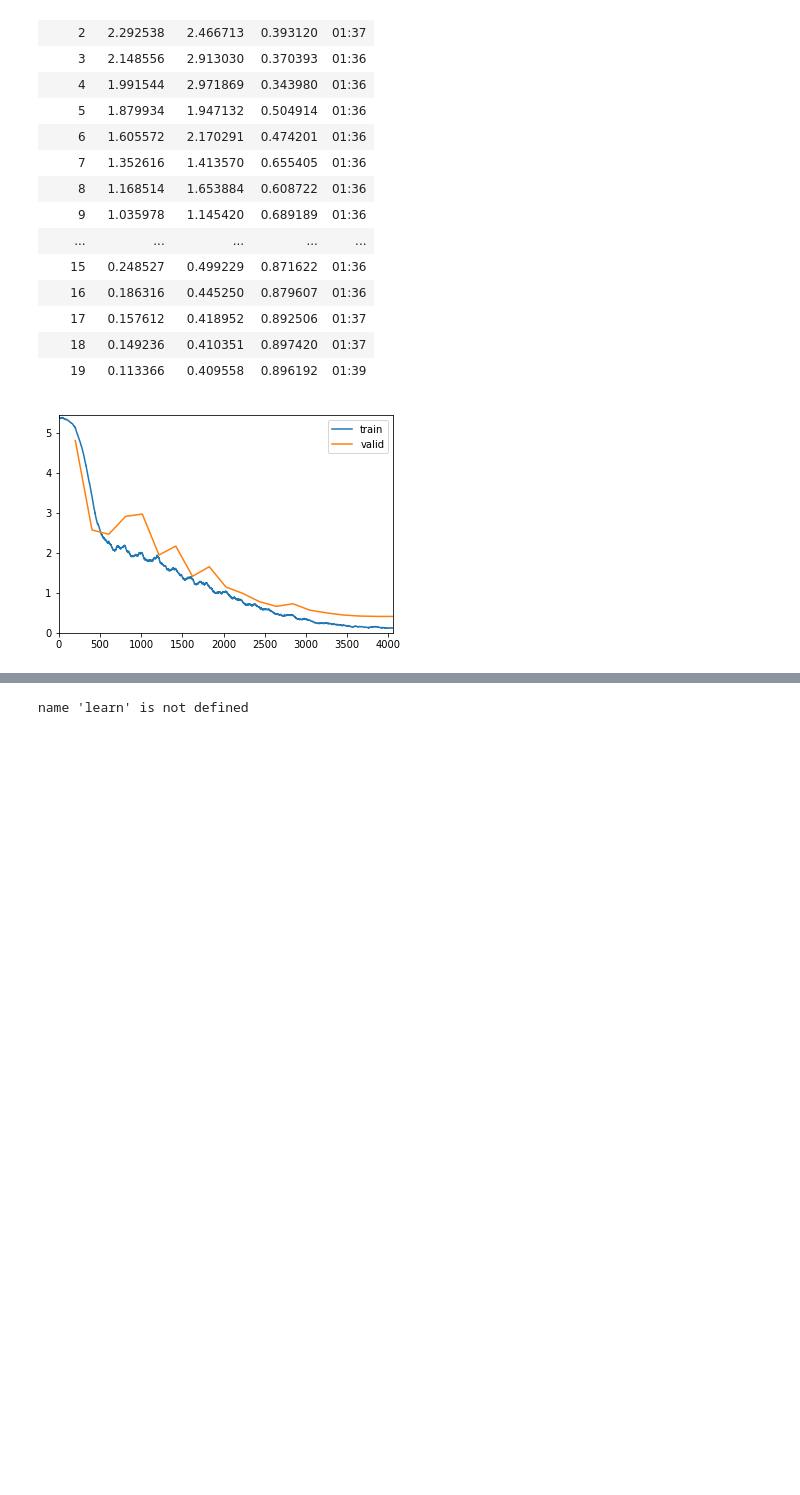
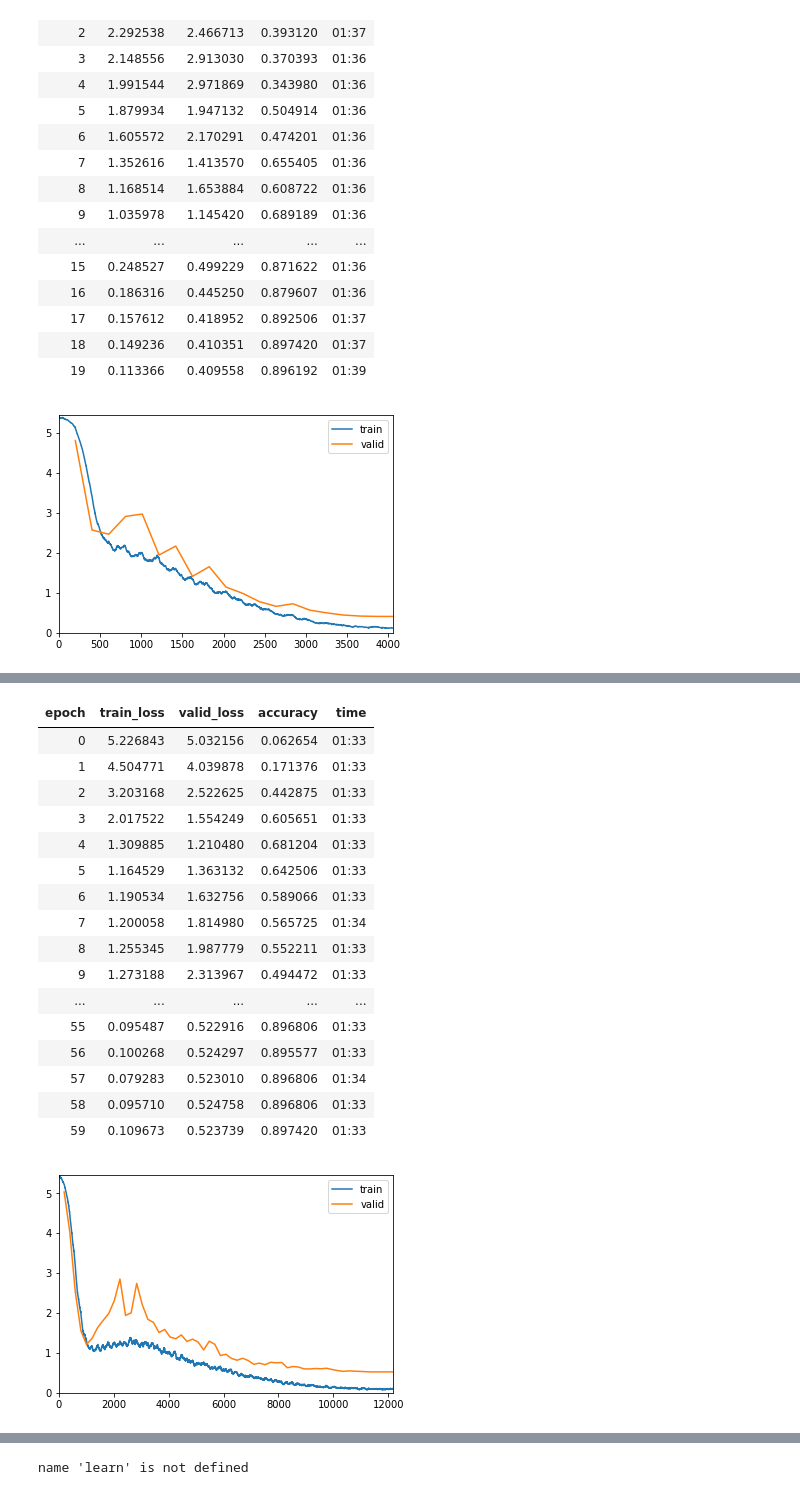
Before and after one commit to zerothphase/ai4sea_cv_challenge, a Jupyter notebook: Efficientnet_4.ipynb, the cells around one changed output, grey strips where cells are left out. Cells and saved outputs as stored; diff of their text form; code cells hidden in the pictures; blank space fills up the shorter version.

```diff
--- a/Efficientnet_4.ipynb
+++ b/Efficientnet_4.ipynb
@@ -314,0 +393,7 @@ learn.save("b3_sz300_20epochs_normal-imagenet_zoomcrop")
+# %%
+xtra_tfms = zoom_crop(scale=(0.75,2.0), do_rand=True) + [cutout(n_holes=(1,4), length=(10, 50), p=0.8)]
+tfms = get_transforms(xtra_tfms=xtra_tfms)
+train_val_data, _ = get_train_test_data(tfms=tfms, bs=32, sz=(300, 300), normalize="imagenet")
+# %%
+eff_net = get_effnet(name="efficientnet-b3", pretrained=True, n_class=196)
+learn = get_learner(train_val_data, eff_net, fp16=True)
@@ -314,0 +412,24 @@ learn.save("b3_sz300_20epochs_normal-imagenet_zoomcrop")
+# %%
+lr = 3e-3
+wd = 1e-5
+epochs = 60
+learn.fit_one_cycle(epochs, max_lr=lr, wd=wd)
+# %% [output]
+| epoch | train_loss | valid_loss | accuracy | time |
+| 0 | 5.226843 | 5.032156 | 0.062654 | 01:33 |
+| 1 | 4.504771 | 4.039878 | 0.171376 | 01:33 |
+| 2 | 3.203168 | 2.522625 | 0.442875 | 01:33 |
+| 3 | 2.017522 | 1.554249 | 0.605651 | 01:33 |
+| 4 | 1.309885 | 1.210480 | 0.681204 | 01:33 |
+| 5 | 1.164529 | 1.363132 | 0.642506 | 01:33 |
+| 6 | 1.190534 | 1.632756 | 0.589066 | 01:33 |
+| 7 | 1.200058 | 1.814980 | 0.565725 | 01:34 |
+| 8 | 1.255345 | 1.987779 | 0.552211 | 01:33 |
+| 9 | 1.273188 | 2.313967 | 0.494472 | 01:33 |
+| ... | ... | ... | ... | ... |
+| 55 | 0.095487 | 0.522916 | 0.896806 | 01:33 |
+| 56 | 0.100268 | 0.524297 | 0.895577 | 01:33 |
+| 57 | 0.079283 | 0.523010 | 0.896806 | 01:34 |
+| 58 | 0.095710 | 0.524758 | 0.896806 | 01:33 |
+| 59 | 0.109673 | 0.523739 | 0.897420 | 01:33 |
+[figure, added]
```
Also changed, not shown: parts of 90 cells of this notebook, 2 other files.
